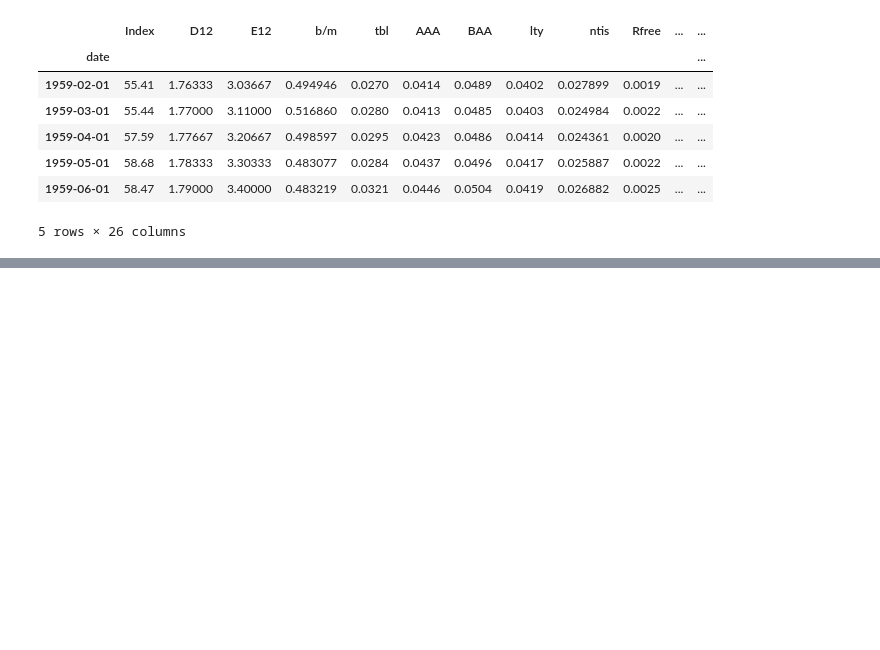
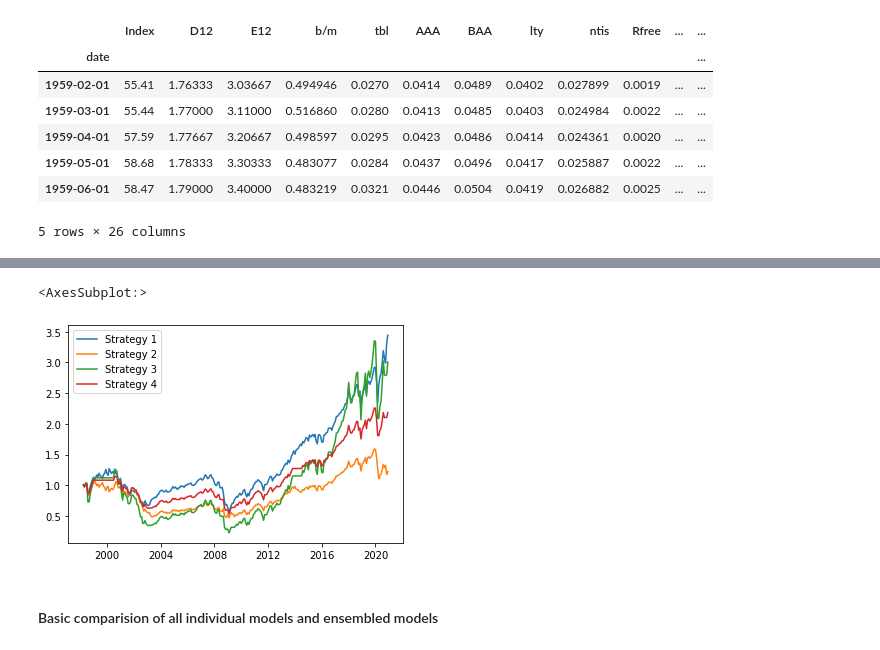
Before and after one commit to kunalc10/time_series_forecasting_ensembles, a Jupyter notebook: investigate_base_learners.ipynb, the cells around one changed output, grey strips where cells are left out. Drawn from its saved outputs; the diff is of its cells as text; code cells hidden in the pictures; blank space fills up the shorter version.

```diff
--- a/investigate_base_learners.ipynb
+++ b/investigate_base_learners.ipynb
@@ -516,0 +579,5 @@ data.head()
+# %%
+rf_cumret.plot()
+# %% [output]
+<AxesSubplot:>
+[figure, added]
@@ -516,0 +587,2 @@ data.head()
+# %% [markdown]
+#### Basic comparision of all individual models and ensembled models
```
Also changed, not shown: parts of 59 cells of this notebook, 3 other files.
